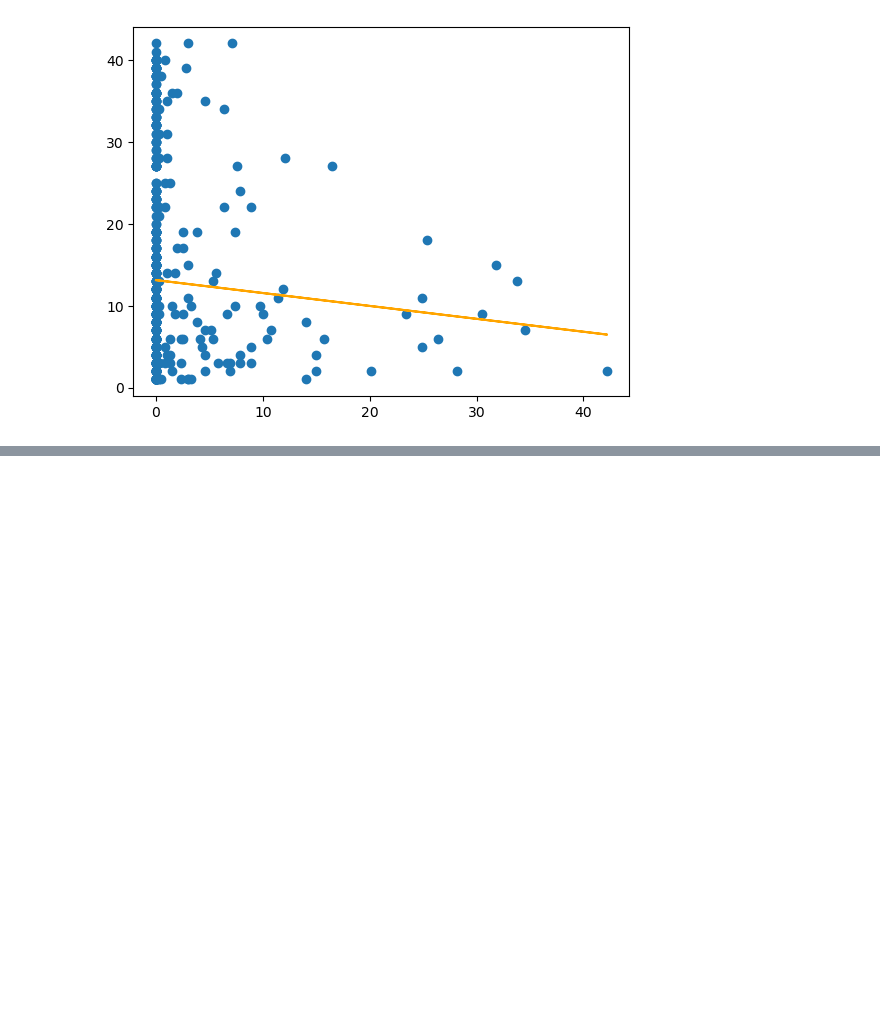
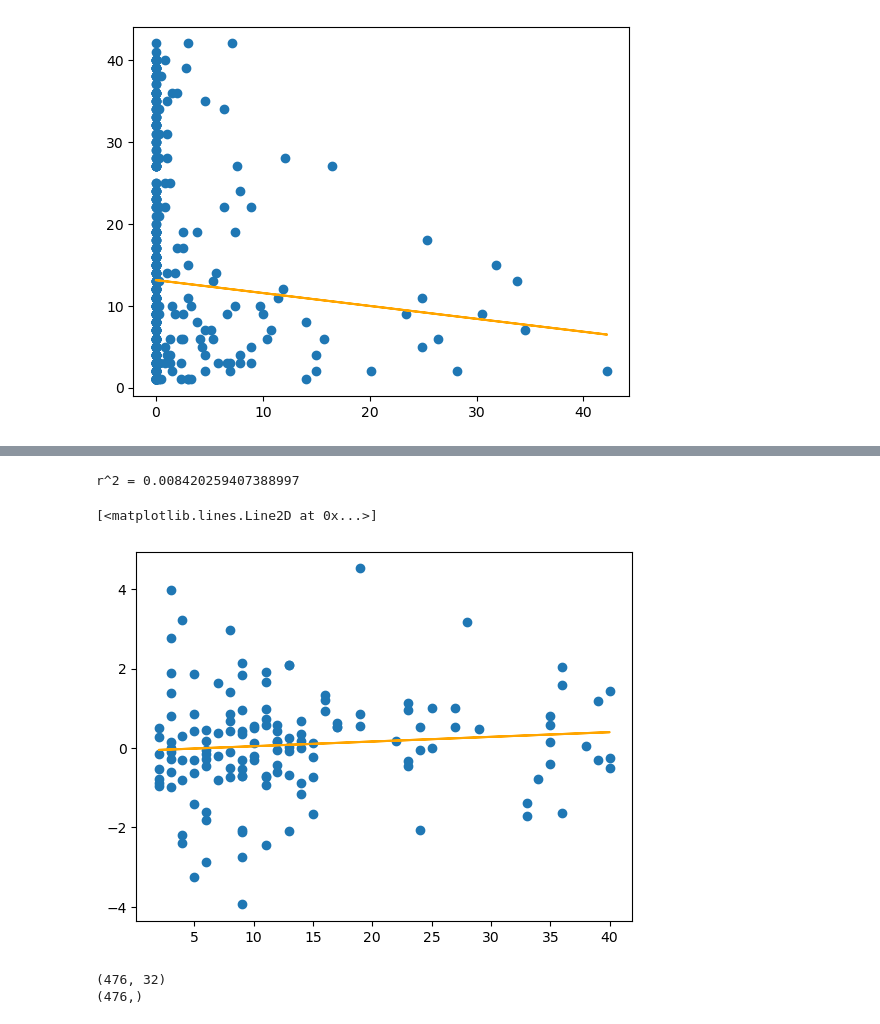
Before and after one commit to Sam-Gresh/STAT-4185-Final, a Jupyter notebook: project.ipynb, the cells around one changed output, grey strips where cells are left out. Drawn from its saved outputs; the diff is of its cells as text; code cells hidden in the pictures; blank space fills up the shorter version.

```diff
--- a/project.ipynb
+++ b/project.ipynb
@@ -313,0 +331,5 @@ clean_weather
+# %%
+stock_ford = yf.Ticker("F")
+stock_toyota = yf.Ticker("TM")
+stock_gm = yf.Ticker("GM")
+stock_gm.history(period="max")
@@ -388,0 +423,16 @@ for site in list(cr["site"].unique()):
+# %%
+import warnings
+warnings.simplefilter(action='ignore', category=FutureWarning)
+manu_dict = {"Dodge" : None, "Ford" : stock_ford, "Pontiac" : stock_gm, "Chevrolet" : stock_gm, "Toyota" : stock_toyota}
+
+def next_stock_date(item, col):
+    return min(col, key=lambda x: abs(x - item) if x > item else x - datetime(year=1972, month=1, day=1))
+def prev_stock_date(item, col):
+    return min(col, key=lambda x: abs(x - item) if x < item else x - datetime(year=1972, month=1, day=1))
+
+tqdm.pandas()
+
+cr_stock = cr.copy()
+cr_stock = cr_stock[cr_stock["make/model"] != "Dodge"]
+# %%
+cr_stock["stock_close"] = cr_stock.progress_apply(lambda x : manu_dict[x["make/model"]].history(period="max").loc[prev_stock_date(x["date"], manu_dict[x["make/model"]].history(period="max").index.to_series().apply(lambda x : x.replace(tzinfo=None)))], axis=1)["Close"]
@@ -388,0 +453,32 @@ for site in list(cr["site"].unique()):
+# %%
+cr_stock["stock_after"] = cr_stock.progress_apply(lambda x : manu_dict[x["make/model"]].history(period="max").loc[next_stock_date(x["date"], manu_dict[x["make/model"]].history(period="max").index.to_series().apply(lambda x : x.replace(tzinfo=None)))], axis=1)["Close"]
+# %%
+X = cr_stock[cr_stock["make/model"] == "Toyota"]["place"].values.reshape(-1, 1)
+y = cr_stock[cr_stock["make/model"] == "Toyota"]["stock_after"] - cr_stock[cr_stock["make/model"] == "Toyota"]["stock_close"]
+y = y.values.reshape(-1, 1)
+
+
+model = LinearRegression()
+model.fit(X,y)
+y_pred = model.predict(X)
+r2 = sklearn.metrics.r2_score(y, y_pred)
+print(f"r^2 = {r2}")
+
+plt.scatter(X, y)
+plt.plot(X, y_pred, color="Orange")
+# %% [output]
+r^2 = 0.008420259407388997
+[<matplotlib.lines.Line2D at 0x...>]
+[figure, added]
+# %%
+X = cr_stock.merge(clean_weather.drop(columns=["site"]), on="date")[["season", "site", "len", "start", "stock_close", "tavg", "tmin", "tmax", "prcp", "snow", "wspd", "pres"]]
+X = X.join(pd.get_dummies(X["site"])).drop(columns=["site"])
+y = cr_stock.merge(clean_weather.drop(columns=["site"]), on="date")["place"]
+X.fillna(value=0, inplace=True)
+X = X.values
+y = y.values
+print(X.shape)
+print(y.shape)
+# %% [output]
+(476, 32)
+(476,)
```
Also changed, not shown: parts of 14 cells of this notebook, 1 other file.
